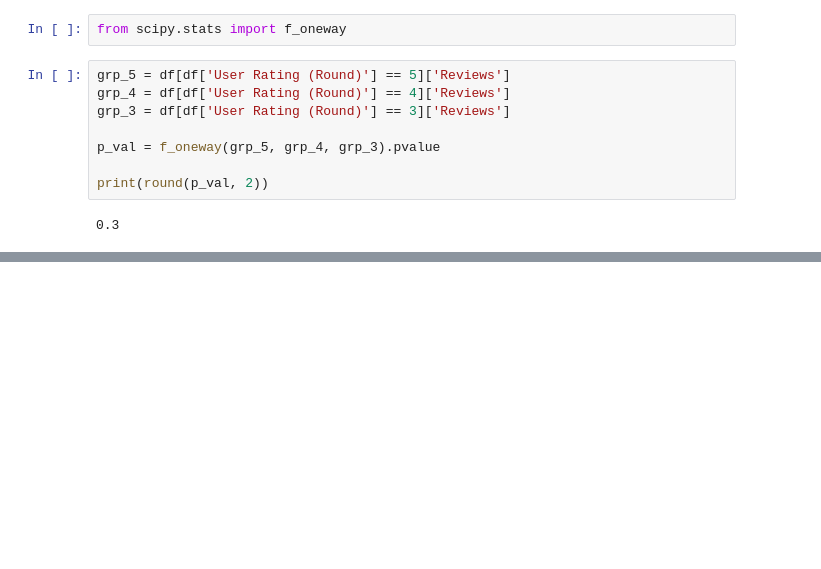
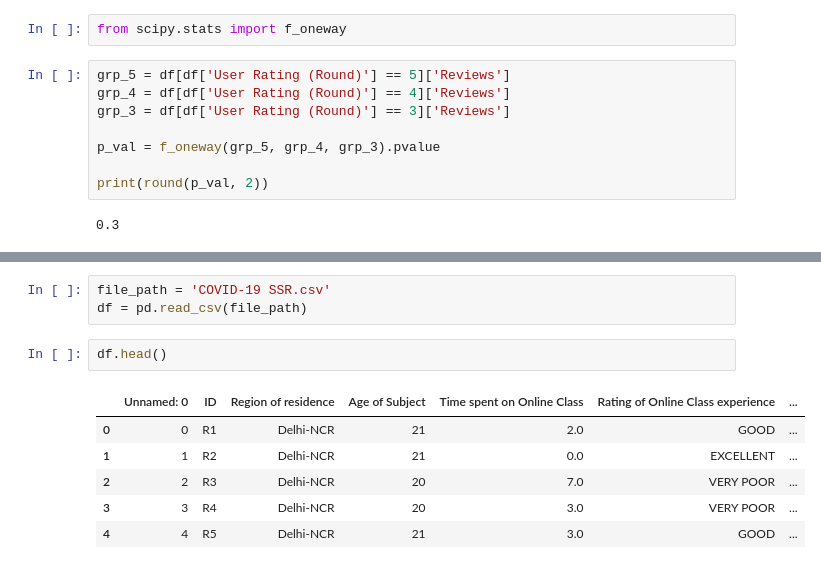
Before and after one commit to GenBravo/Yandex-Contests, a Jupyter notebook: Прикладной анализ данных.ipynb, the cells around one changed output, grey strips where cells are left out. Drawn from its saved outputs; the diff is of its cells as text; blank space fills up the shorter version.

```diff
--- a/Прикладной анализ данных.ipynb
+++ b/Прикладной анализ данных.ipynb
@@ -216,0 +229,12 @@ print(round(p_val, 2))
+# %%
+file_path = 'COVID-19 SSR.csv'
+df = pd.read_csv(file_path)
+# %%
+df.head()
+# %% [output]
+|  | Unnamed: 0 | ID | Region of residence | Age of Subject | Time spent on Online Class | Rating of Online Class experience | ... |
+| 0 | 0 | R1 | Delhi-NCR | 21 | 2.0 | GOOD | ... |
+| 1 | 1 | R2 | Delhi-NCR | 21 | 0.0 | EXCELLENT | ... |
+| 2 | 2 | R3 | Delhi-NCR | 20 | 7.0 | VERY POOR | ... |
+| 3 | 3 | R4 | Delhi-NCR | 20 | 3.0 | VERY POOR | ... |
+| 4 | 4 | R5 | Delhi-NCR | 21 | 3.0 | GOOD | ... |
```
Also changed, not shown: parts of 7 cells of this notebook.
